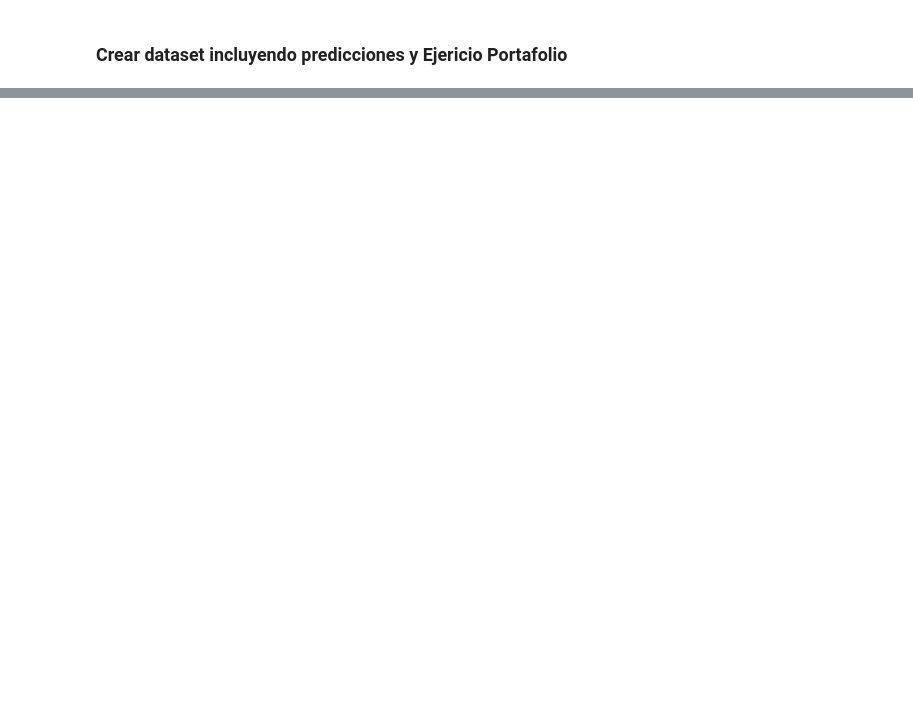
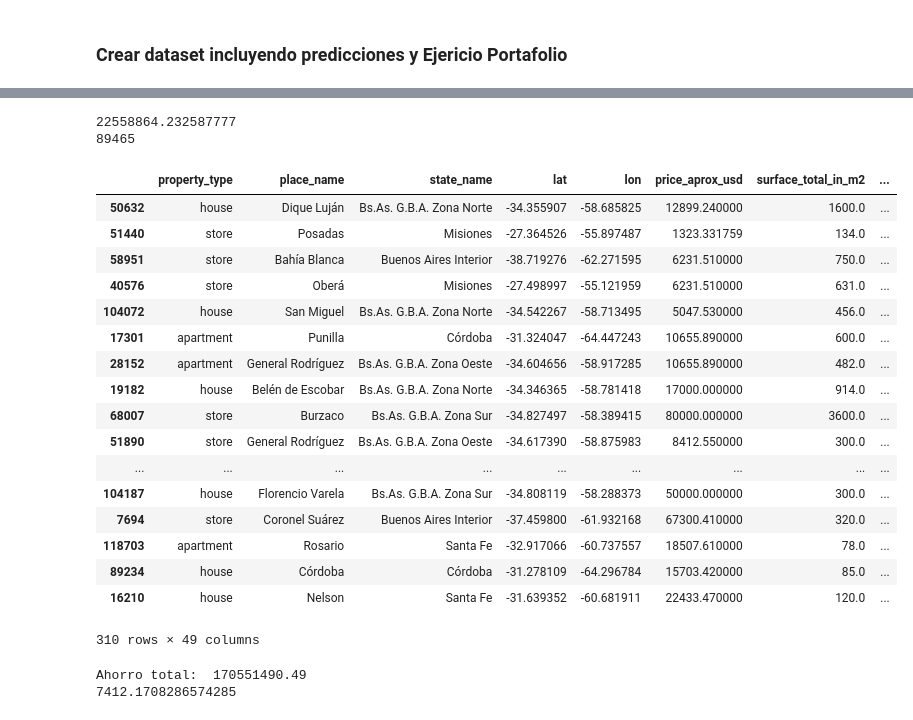
Before and after one commit to matiasngf/DH_proyecto_1, a Jupyter notebook: Regresion-Lasso.ipynb, the cells around one changed output, grey strips where cells are left out. Cells and saved outputs as stored; diff of their text form; code cells hidden in the pictures; blank space fills up the shorter version.

```diff
--- a/Regresion-Lasso.ipynb
+++ b/Regresion-Lasso.ipynb
@@ -139,41 +142,70 @@ valores = clf.predict(X_all)
 # %%
-diferencia = Ydf - valores
+diferencia = Ydf - [valores]
 diferencia.columns = ['diferencia_m2']
 diferencia
 
 diferencia.loc[:,'prediccion_m2'] = valores
-diferencia.loc[:,'porcentaje_m2'] = Ydf / valores
+diferencia.loc[:,'porcentaje_m2'] = Ydf / [valores]
 
 dfR = df.join(diferencia)
 
 dfR.loc[:,'prediccion_valor'] = dfR.prediccion_m2 * dfR.surface_total_in_m2
 
 dfR = dfR[dfR.prediccion_m2 > 0]
 
 
 portafolio = dfR.sample(n=100,random_state=100)
 
 capital = portafolio.price_aprox_usd.sum()
 print(capital)
 
 dfR.sort_values(by='porcentaje_m2', ascending=True, inplace=True)
 casas_compradas = pd.DataFrame([], columns=dfR.columns)
 i = 0
 ahorro = 0
+cantidadCasas = len(dfR)
+print(cantidadCasas)
 while capital > 0:
+    if(i > cantidadCasas-1):
+        break
     casa = dfR.iloc[i,:]
     valorCasa = casa.price_aprox_usd
-    ahorro += casa.prediccion_valor - casa.price_aprox_usd
-    casas_compradas = casas_compradas.append(casa)
-    capital -= valorCasa
+    if(capital >= valorCasa):
+        ahorro += casa.prediccion_valor - casa.price_aprox_usd
+        casas_compradas = casas_compradas.append(casa)
+        capital -= valorCasa
     i += 1
 
 display(casas_compradas)
 
 # Exportar casos a comprar a CSV
-casas_compradas.to_csv('casas_compradas_lasso.csv')
+# casas_compradas.to_csv('casas_compradas_lasso.csv')
 
 print('Ahorro total: ', np.round(ahorro, 2))
+print(capital)
+# %% [output]
+22558864.232587777
+89465
+|  | property_type | place_name | state_name | lat | lon | price_aprox_usd | surface_total_in_m2 | ... |
+| 50632 | house | Dique Luján | Bs.As. G.B.A. Zona Norte | -34.355907 | -58.685825 | 12899.240000 | 1600.0 | ... |
+| 51440 | store | Posadas | Misiones | -27.364526 | -55.897487 | 1323.331759 | 134.0 | ... |
+| 58951 | store | Bahía Blanca | Buenos Aires Interior | -38.719276 | -62.271595 | 6231.510000 | 750.0 | ... |
+| 40576 | store | Oberá | Misiones | -27.498997 | -55.121959 | 6231.510000 | 631.0 | ... |
+| 104072 | house | San Miguel | Bs.As. G.B.A. Zona Norte | -34.542267 | -58.713495 | 5047.530000 | 456.0 | ... |
+| 17301 | apartment | Punilla | Córdoba | -31.324047 | -64.447243 | 10655.890000 | 600.0 | ... |
+| 28152 | apartment | General Rodríguez | Bs.As. G.B.A. Zona Oeste | -34.604656 | -58.917285 | 10655.890000 | 482.0 | ... |
+| 19182 | house | Belén de Escobar | Bs.As. G.B.A. Zona Norte | -34.346365 | -58.781418 | 17000.000000 | 914.0 | ... |
+| 68007 | store | Burzaco | Bs.As. G.B.A. Zona Sur | -34.827497 | -58.389415 | 80000.000000 | 3600.0 | ... |
+| 51890 | store | General Rodríguez | Bs.As. G.B.A. Zona Oeste | -34.617390 | -58.875983 | 8412.550000 | 300.0 | ... |
+| ... | ... | ... | ... | ... | ... | ... | ... | ... |
+| 104187 | house | Florencio Varela | Bs.As. G.B.A. Zona Sur | -34.808119 | -58.288373 | 50000.000000 | 300.0 | ... |
+| 7694 | store | Coronel Suárez | Buenos Aires Interior | -37.459800 | -61.932168 | 67300.410000 | 320.0 | ... |
+| 118703 | apartment | Rosario | Santa Fe | -32.917066 | -60.737557 | 18507.610000 | 78.0 | ... |
+| 89234 | house | Córdoba | Córdoba | -31.278109 | -64.296784 | 15703.420000 | 85.0 | ... |
+| 16210 | house | Nelson | Santa Fe | -31.639352 | -60.681911 | 22433.470000 | 120.0 | ... |
+310 rows × 49 columns
+Ahorro total:  170551490.49
+7412.1708286574285
 # %%
 import seaborn as sns; sns.set()
 import matplotlib.pyplot as plt
```
Also changed, not shown: parts of 13 cells of this notebook, 2 other files.
